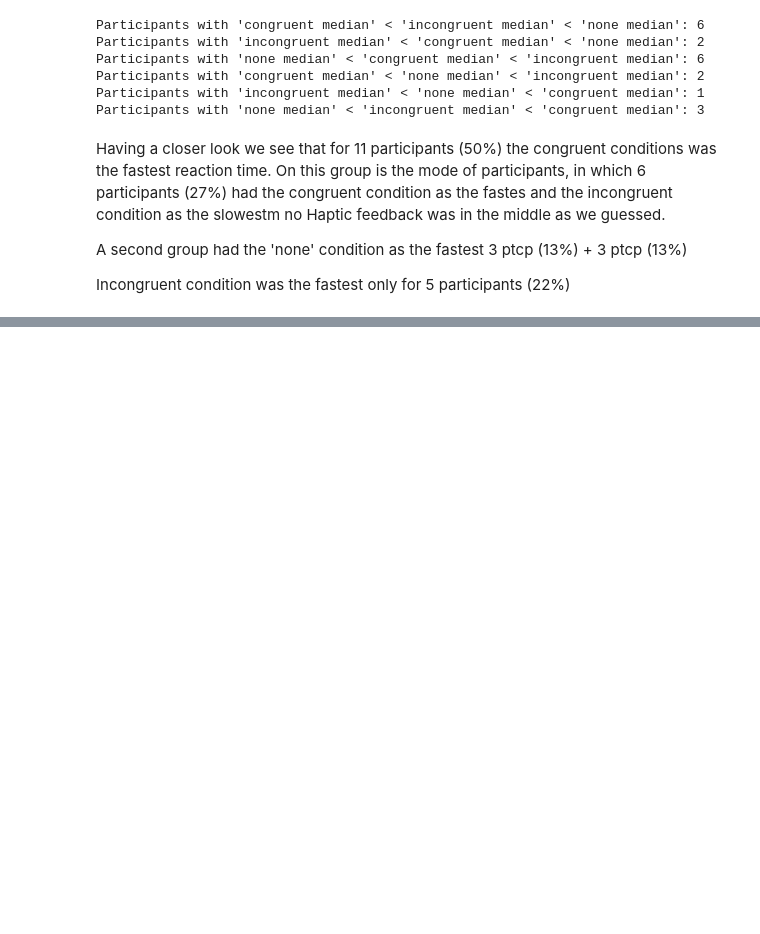
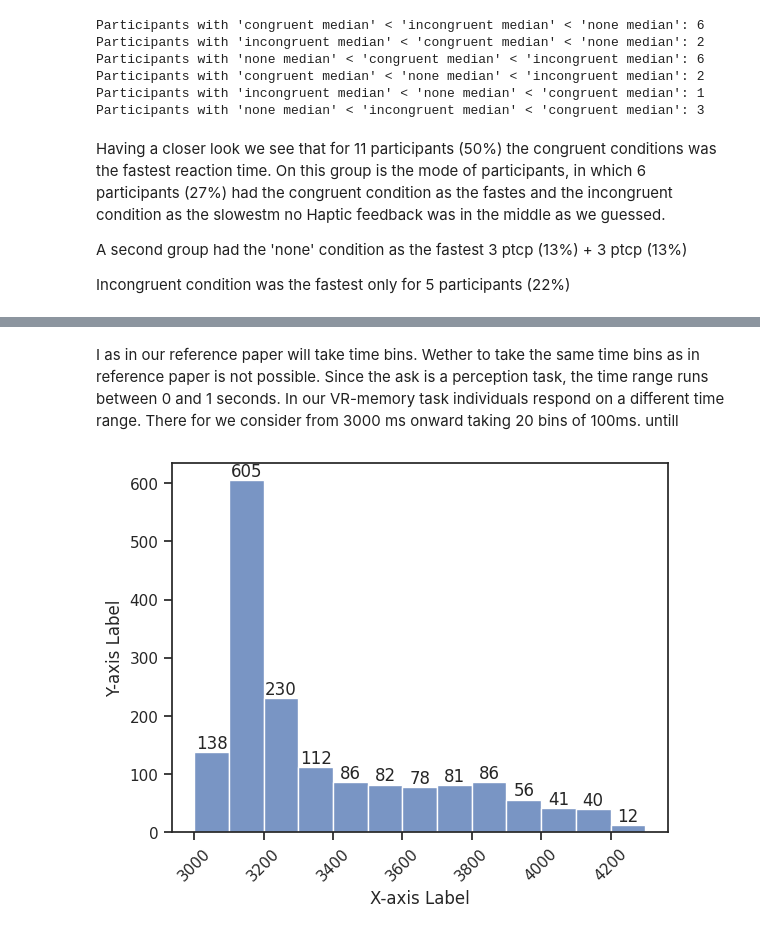
Before and after one commit to BenjaminDupre/m-b_thesis, a Jupyter notebook: Analysis/Analysis..ipynb, the cells around one changed output, grey strips where cells are left out. Saved outputs shown, nothing was run; the diff lists cells and outputs as text; code cells hidden in the pictures; blank space fills up the shorter version.

```diff
--- a/Analysis/Analysis..ipynb
+++ b/Analysis/Analysis..ipynb
@@ -725,0 +894,30 @@ Incongruent condition was the fastest only for 5 participants (22%)
+# %% [markdown]
+I as in our reference paper will take time bins. Wether to take the same time bins as in reference paper is not possible. Since the ask is a perception task, the time range runs between 0 and 1 seconds. In our VR-memory task individuals respond on a different time range. There for we consider from 3000 ms onward taking 20 bins of 100ms. untill
+# %%
+
+# Define the bin edges
+bin_edges = range(3000, int(work_df_no_outl['time_ms'].max()) + 100, 100)
+
+# Create the histogram with custom bin edges
+sns.histplot(data=work_df_no_outl, x='time_ms', bins=bin_edges, stat='count')
+
+# Customize the number of x-tick labels
+plt.xticks(rotation=45)
+
+# Get the current axis
+ax = plt.gca()
+
+# Annotate each bar with its count
+for bar in ax.patches:
+    ax.annotate(f'{int(bar.get_height())}',
+                (bar.get_x() + bar.get_width() / 2, bar.get_height()),
+                ha='center', va='bottom')
+
+# Add labels to the x and y axes
+plt.xlabel('X-axis Label')
+plt.ylabel('Y-axis Label')
+
+# Show the plot
+plt.show()
+# %% [output]
+[figure, added]
```
Also changed, not shown: parts of 2 cells of this notebook, 2 other files.
